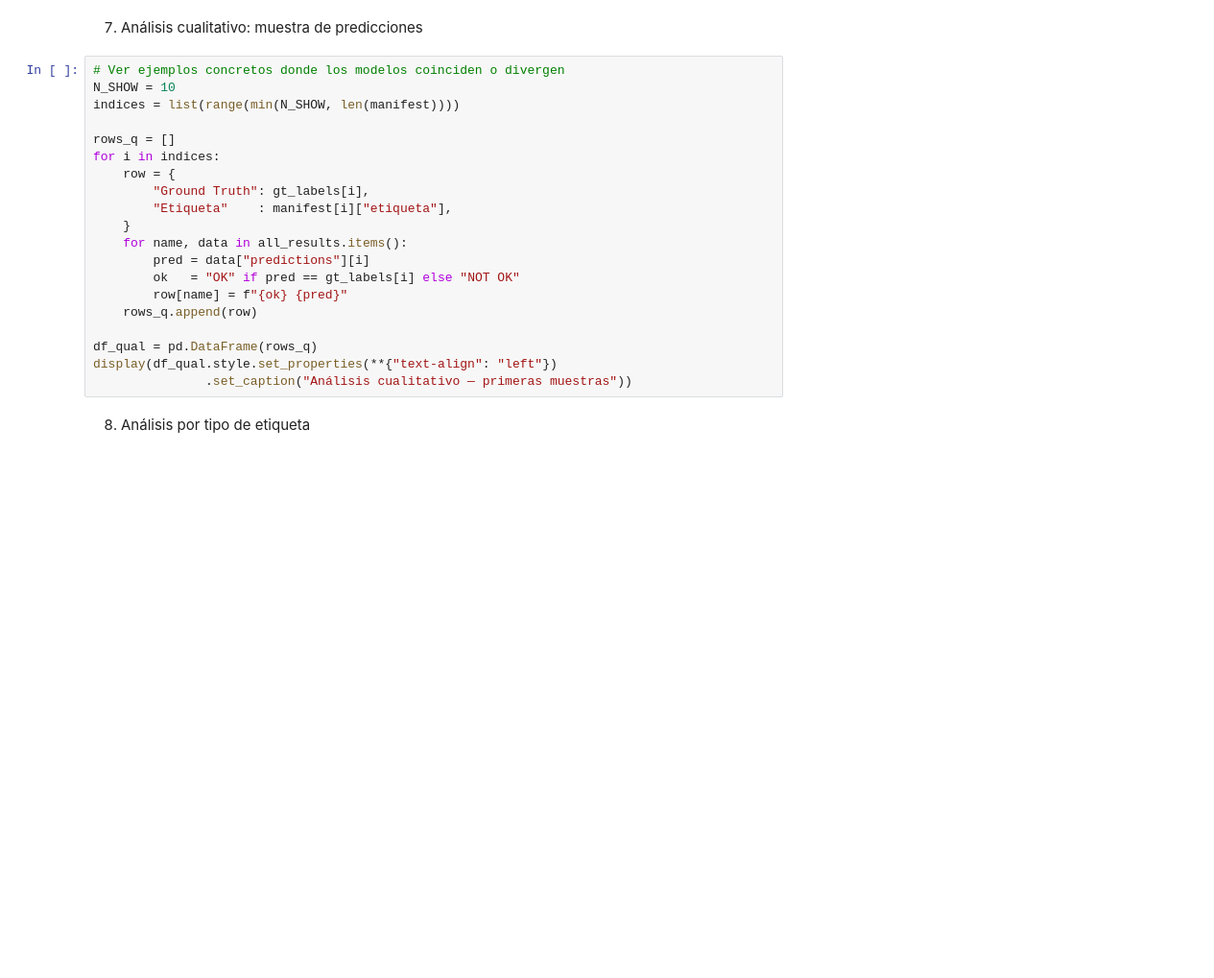
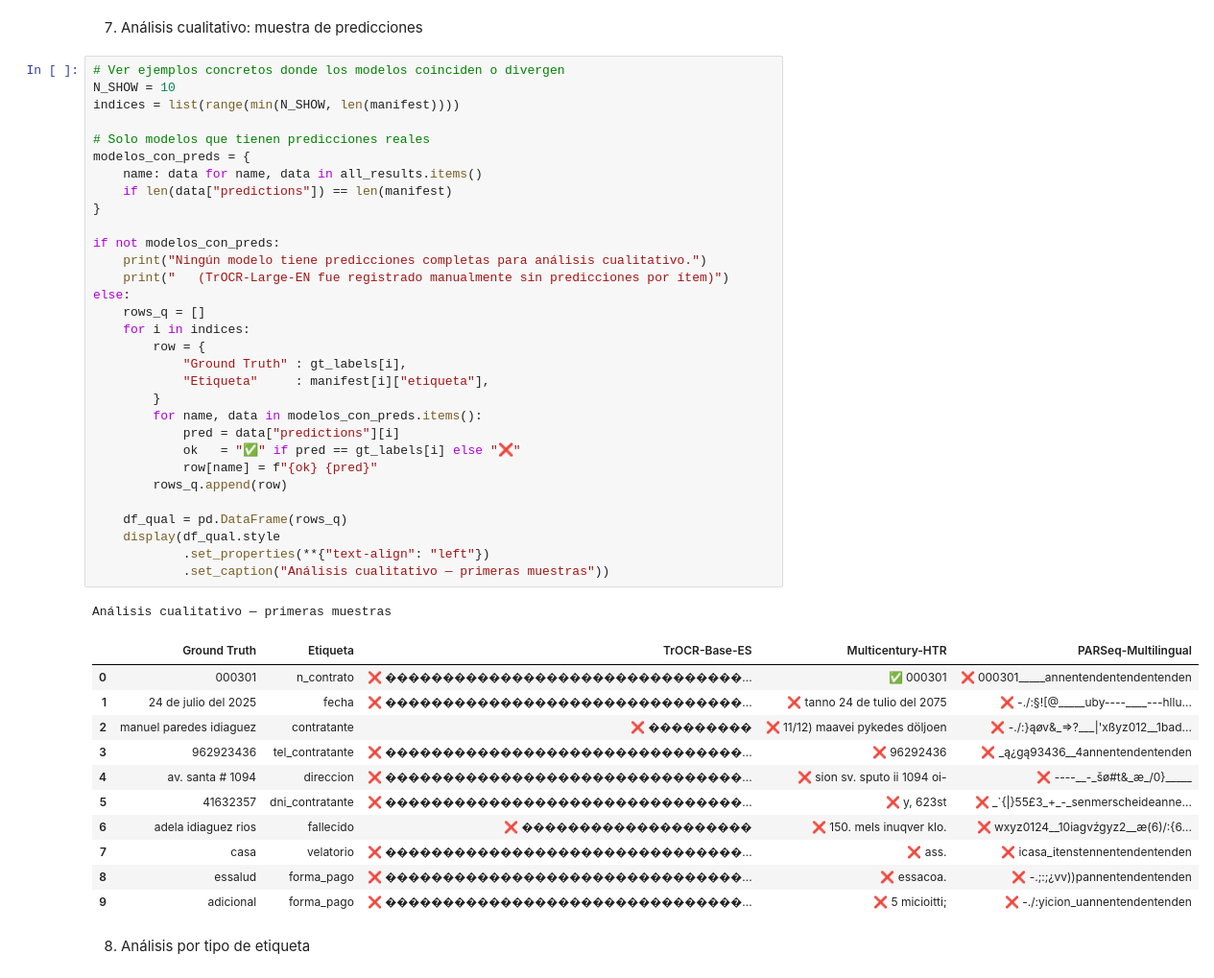
Before and after one commit to Fabrix265/Funeraria_Inventario_Inteligente, a Jupyter notebook: notebooks/extraction/02_ext_comp_modelos.ipynb, the cells around one changed output. Shown at 96% size. Cells and saved outputs as stored; diff of their text form; blank space fills up the shorter version.

```diff
--- a/notebooks/extraction/02_ext_comp_modelos.ipynb
+++ b/notebooks/extraction/02_ext_comp_modelos.ipynb
@@ -311,23 +458,47 @@ print("Gráfico guardado.")
 # %%
 # Ver ejemplos concretos donde los modelos coinciden o divergen
 N_SHOW = 10
 indices = list(range(min(N_SHOW, len(manifest))))
 
-rows_q = []
-for i in indices:
-    row = {
-        "Ground Truth": gt_labels[i],
-        "Etiqueta"    : manifest[i]["etiqueta"],
-    }
-    for name, data in all_results.items():
-        pred = data["predictions"][i]
-        ok   = "OK" if pred == gt_labels[i] else "NOT OK"
-        row[name] = f"{ok} {pred}"
-    rows_q.append(row)
+# Solo modelos que tienen predicciones reales
+modelos_con_preds = {
+    name: data for name, data in all_results.items()
+    if len(data["predictions"]) == len(manifest)
+}
 
-df_qual = pd.DataFrame(rows_q)
-display(df_qual.style.set_properties(**{"text-align": "left"})
-               .set_caption("Análisis cualitativo — primeras muestras"))
+if not modelos_con_preds:
+    print("Ningún modelo tiene predicciones completas para análisis cualitativo.")
+    print("   (TrOCR-Large-EN fue registrado manualmente sin predicciones por ítem)")
+else:
+    rows_q = []
+    for i in indices:
+        row = {
+            "Ground Truth" : gt_labels[i],
+            "Etiqueta"     : manifest[i]["etiqueta"],
+        }
+        for name, data in modelos_con_preds.items():
+            pred = data["predictions"][i]
+            ok   = "✅" if pred == gt_labels[i] else "❌"
+            row[name] = f"{ok} {pred}"
+        rows_q.append(row)
+
+    df_qual = pd.DataFrame(rows_q)
+    display(df_qual.style
+            .set_properties(**{"text-align": "left"})
+            .set_caption("Análisis cualitativo — primeras muestras"))
+# %% [output]
+Análisis cualitativo — primeras muestras
+|  | Ground Truth | Etiqueta | TrOCR-Base-ES | Multicentury-HTR | PARSeq-Multilingual |
+| 0 | 000301 | n_contrato | ❌ �������������������������������... | ✅ 000301 | ❌ 000301_____annentendentendentenden |
+| 1 | 24 de julio del 2025 | fecha | ❌ �������������������������������... | ❌ tanno 24 de tulio del 2075 | ❌ -./:§![@_____uby----____---hllu... |
+| 2 | manuel paredes idiaguez | contratante | ❌ ��������� | ❌ 11/12) maavei pykedes döljoen | ❌ -./:}ąøv&_=>?___|'xßyz012__1bad... |
+| 3 | 962923436 | tel_contratante | ❌ �������������������������������... | ❌ 96292436 | ❌ _ą¿gą93436__4annentendentenden |
+| 4 | av. santa # 1094 | direccion | ❌ �������������������������������... | ❌ sion sv. sputo ii 1094 oi- | ❌ ----__-_šø#t&_æ_/0}_____ |
+| 5 | 41632357 | dni_contratante | ❌ �������������������������������... | ❌ y, 623st | ❌ _`{|}55£3_+_-_senmerscheideanne... |
+| 6 | adela idiaguez rios | fallecido | ❌ �������������������� | ❌ 150. mels inuqver klo. | ❌ wxyz0124__10iagvźgyz2__æ(6)/:{6... |
+| 7 | casa | velatorio | ❌ �������������������������������... | ❌ ass. | ❌ icasa_itenstennentendentenden |
+| 8 | essalud | forma_pago | ❌ �������������������������������... | ❌ essacoa. | ❌ -.;:;¿vv))pannentendentenden |
+| 9 | adicional | forma_pago | ❌ �������������������������������... | ❌ 5 micioitti; | ❌ -./:yicion_uannentendentenden |
 # %% [markdown]
 8. Análisis por tipo de etiqueta
 # %%
```
Also changed, not shown: parts of 8 cells of this notebook.
